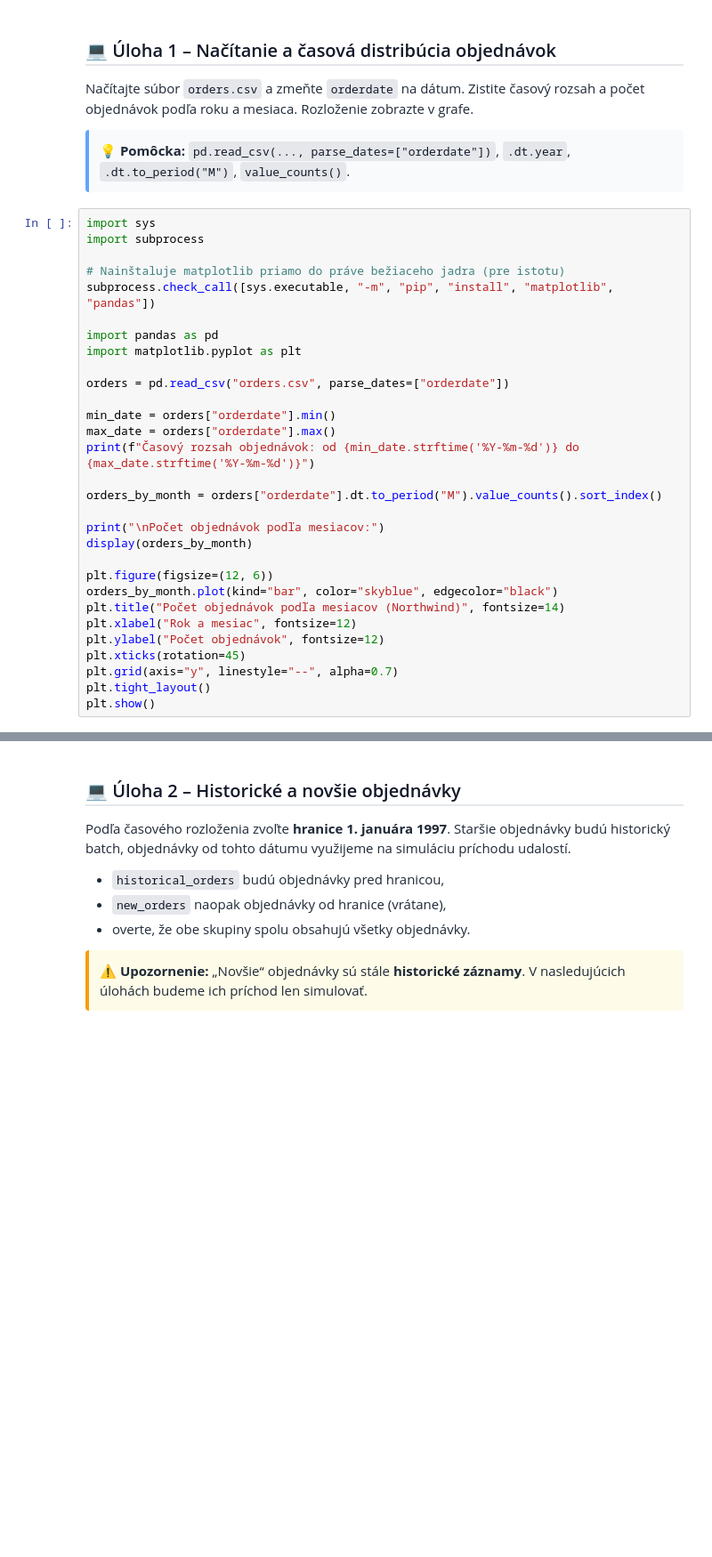
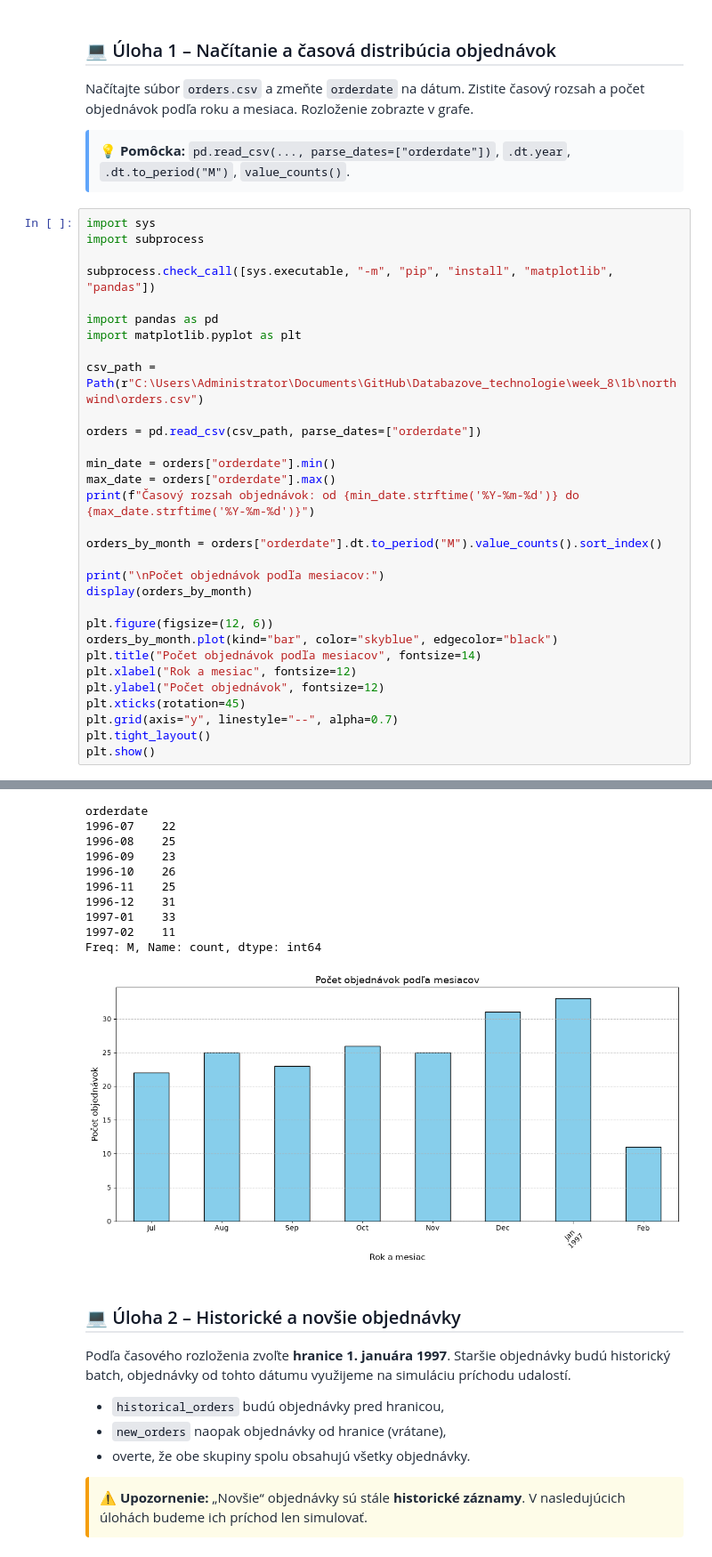
Before and after one commit to michalsimo9-source/Databazove_technologie, a Jupyter notebook: week_8/1b/batch_streaming_orders.ipynb, the cells around one changed output, grey strips where cells are left out. Shown at 89% size. Cells and saved outputs as stored; diff of their text form; blank space fills up the shorter version.

```diff
--- a/week_8/1b/batch_streaming_orders.ipynb
+++ b/week_8/1b/batch_streaming_orders.ipynb
@@ -10,13 +10,14 @@
 import sys
 import subprocess
 
-# Nainštaluje matplotlib priamo do práve bežiaceho jadra (pre istotu)
 subprocess.check_call([sys.executable, "-m", "pip", "install", "matplotlib", "pandas"])
 
 import pandas as pd
 import matplotlib.pyplot as plt
 
-orders = pd.read_csv("orders.csv", parse_dates=["orderdate"])
+csv_path = Path(r"C:\Users\Administrator\Documents\GitHub\Databazove_technologie\week_8\1b\northwind\orders.csv")
+
+orders = pd.read_csv(csv_path, parse_dates=["orderdate"])
 
 min_date = orders["orderdate"].min()
 max_date = orders["orderdate"].max()
@@ -29,7 +30,7 @@ display(orders_by_month)
 
 plt.figure(figsize=(12, 6))
 orders_by_month.plot(kind="bar", color="skyblue", edgecolor="black")
-plt.title("Počet objednávok podľa mesiacov (Northwind)", fontsize=14)
+plt.title("Počet objednávok podľa mesiacov", fontsize=14)
 plt.xlabel("Rok a mesiac", fontsize=12)
 plt.ylabel("Počet objednávok", fontsize=12)
 plt.xticks(rotation=45)
@@ -41,3 +44,14 @@ FileNotFoundError: [Errno 2] No such file or directory: 'orders.csv'
+orderdate
+1996-07    22
+1996-08    25
+1996-09    23
+1996-10    26
+1996-11    25
+1996-12    31
+1997-01    33
+1997-02    11
+Freq: M, Name: count, dtype: int64
+[figure, added]
 # %% [markdown]
 <h2 style="margin: 24px 0 16px; font-size: 20px; font-weight: 600; font-family: 'Segoe UI', Roboto, sans-serif; color: #111827; border-bottom: 2px solid #e5e7eb; padding-bottom: 6px;">💻 Úloha 2 – Historické a novšie objednávky</h2>
 <p style="font-family: 'Segoe UI', Roboto, sans-serif; color: #1f2937; line-height: 1.65; margin: 8px 0 12px;">Podľa časového rozloženia zvoľte <strong>hranice 1. januára 1997</strong>. Staršie objednávky budú historický batch, objednávky od tohto dátumu využijeme na simuláciu príchodu udalostí.</p>
```
Also changed, not shown: parts of 3 cells of this notebook.
